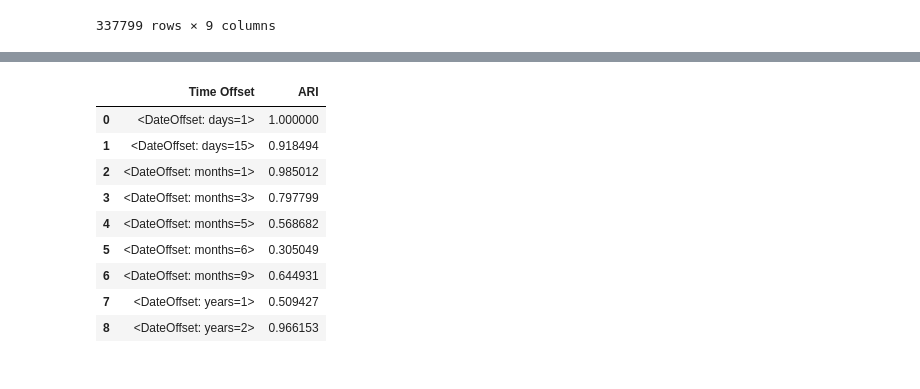
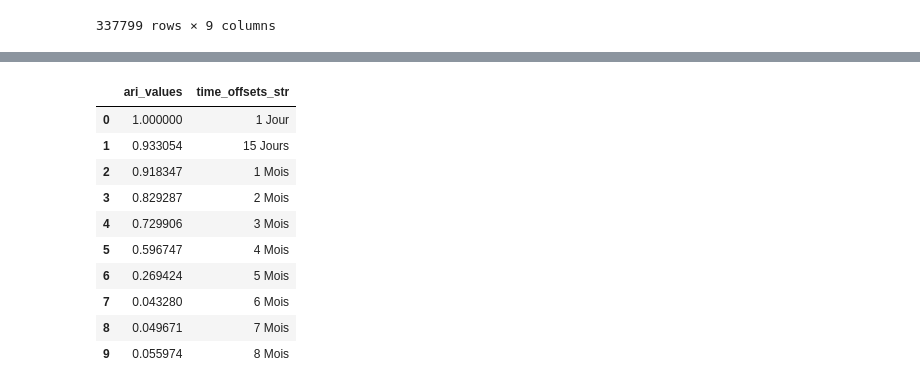
Before and after one commit to DonzerHD/Segmentation_Client, a Jupyter notebook: Notebooks/Partie2_Maintenance/model_maintenance.ipynb, the cells around one changed output, grey strips where cells are left out. Drawn from its saved outputs; the diff is of its cells as text; code cells hidden in the pictures.

```diff
--- a/Notebooks/Partie2_Maintenance/model_maintenance.ipynb
+++ b/Notebooks/Partie2_Maintenance/model_maintenance.ipynb
@@ -134,18 +148,22 @@ See the caveats in the documentation: https://pandas.pydata.org/pandas-docs/stab
 # %%
 # met les ari value dans un tableau avec les dates
-ari_values = pd.DataFrame({'Time Offset': time_offsets, 'ARI': [1] + ari_values})
-ari_values
+ari_values_df = pd.DataFrame(ari_values, columns=['ari_values'])
+
+ari_values_df['time_offsets_str'] = time_offsets_str
+
+ari_values_df
 # %% [output]
-|  | Time Offset | ARI |
-| 0 | <DateOffset: days=1> | 1.000000 |
-| 1 | <DateOffset: days=15> | 0.918494 |
-| 2 | <DateOffset: months=1> | 0.985012 |
-| 3 | <DateOffset: months=3> | 0.797799 |
-| 4 | <DateOffset: months=5> | 0.568682 |
-| 5 | <DateOffset: months=6> | 0.305049 |
-| 6 | <DateOffset: months=9> | 0.644931 |
-| 7 | <DateOffset: years=1> | 0.509427 |
-| 8 | <DateOffset: years=2> | 0.966153 |
+|  | ari_values | time_offsets_str |
+| 0 | 1.000000 | 1 Jour |
+| 1 | 0.933054 | 15 Jours |
+| 2 | 0.918347 | 1 Mois |
+| 3 | 0.829287 | 2 Mois |
+| 4 | 0.729906 | 3 Mois |
+| 5 | 0.596747 | 4 Mois |
+| 6 | 0.269424 | 5 Mois |
+| 7 | 0.043280 | 6 Mois |
+| 8 | 0.049671 | 7 Mois |
+| 9 | 0.055974 | 8 Mois |
 # %%
 common_customers
 # %% [output]
```
Also changed, not shown: parts of 3 cells of this notebook, 3 other files.
